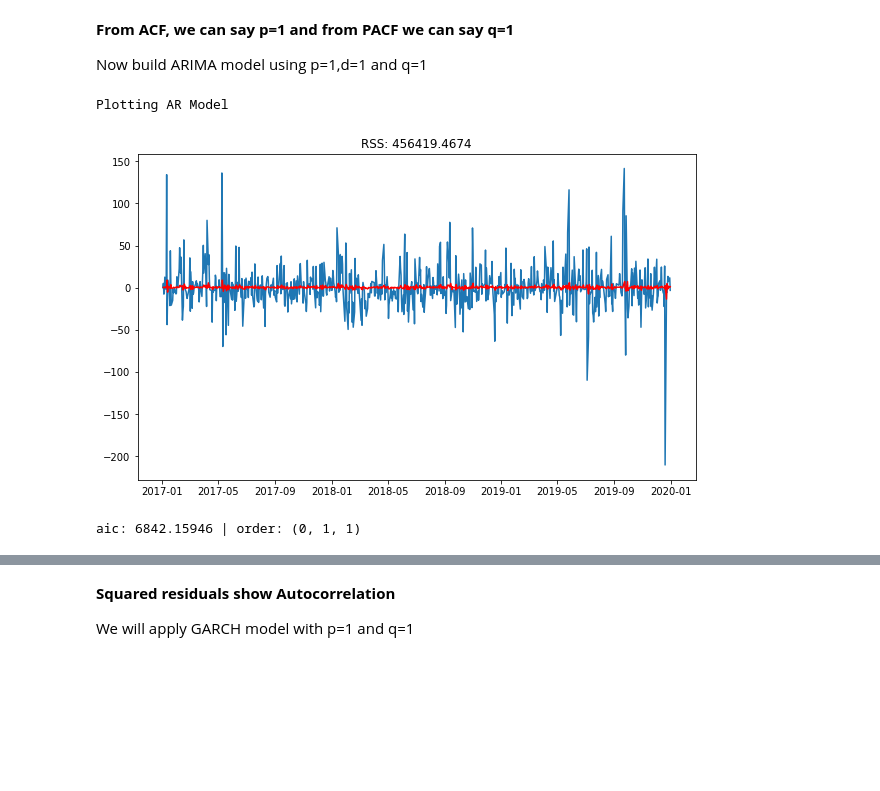
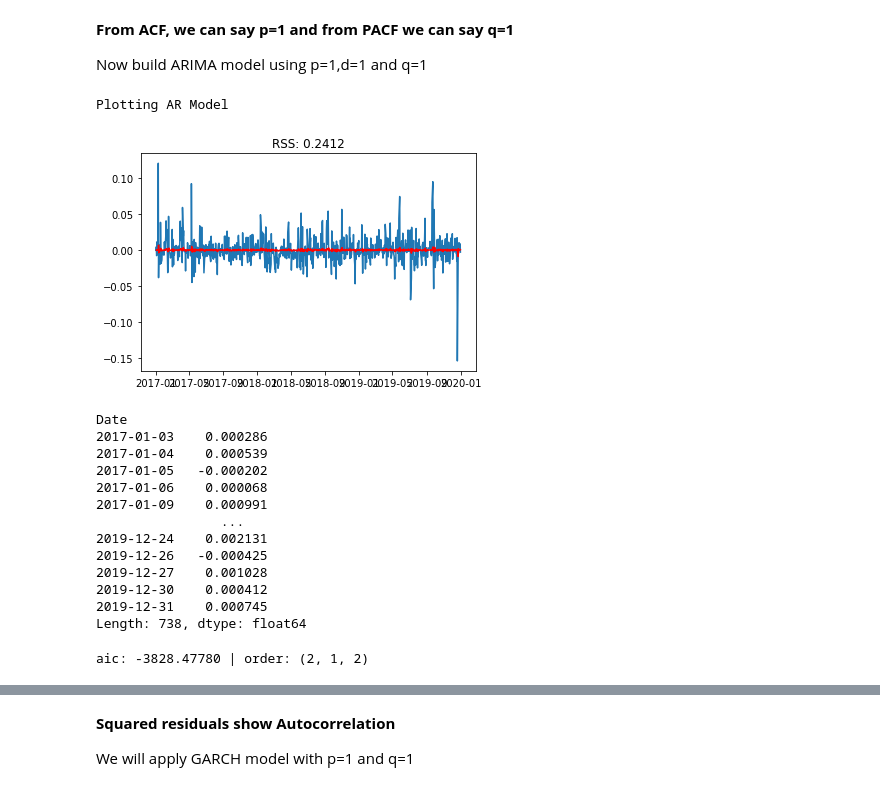
Before and after one commit to santoshgurujula/Springboard, a Jupyter notebook: TimeSeriesModel.ipynb, the cells around one changed output, grey strips where cells are left out. Saved outputs shown, nothing was run; the diff lists cells and outputs as text; code cells hidden in the pictures; blank space fills up the shorter version.

```diff
--- a/TimeSeriesModel.ipynb
+++ b/TimeSeriesModel.ipynb
@@ -206,6 +206,9 @@ tsplot(IndexedDataset['Close_BOM500002'])
 Below  we remove trend by using np.diff()
 # %%
 #use np.diff to remove trend
-IndexedDataset['Close_BOM500002_diff']=np.append(0,np.diff(IndexedDataset['Close_BOM500002']))
-tsplot(IndexedDataset['Close_BOM500002_diff'])
+IndexedDataset['Close_BOM500002_log']=np.log(IndexedDataset['Close_BOM500002'])
+IndexedDataset['Close_BOM500002_logdiff']=np.append(0,np.diff(IndexedDataset['Close_BOM500002_log']))
+#IndexedDataset['Close_BOM500002_logdiff']= IndexedDataset['Close_BOM500002']-IndexedDataset['Close_BOM500002'].shift()
+#IndexedDataset['Close_BOM500002_logdiff']
+tsplot(IndexedDataset['Close_BOM500002_logdiff'])
 # %% [output]
@@ -270,15 +273,31 @@ Now build ARIMA model using p=1,d=1 and q=1
 # %%
 from statsmodels.tsa.arima_model import ARIMA
 
-model = ARIMA(IndexedDataset['Close_BOM500002'],order=(1,1,1))
+model = ARIMA(IndexedDataset['Close_BOM500002_log'],order=(1,1,1))
 results_AR =model.fit(disp=-1)
-plt.plot(IndexedDataset['Close_BOM500002_diff'])
+plt.plot(IndexedDataset['Close_BOM500002_logdiff'])
 plt.plot(results_AR.fittedvalues,color='red')
-plt.title('RSS: %.4f'% sum((results_AR.fittedvalues.fillna(0)-IndexedDataset['Close_BOM500002_diff'].fillna(0)).fillna(0)**2))
+plt.title('RSS: %.4f'% sum((results_AR.fittedvalues.fillna(0)-IndexedDataset['Close_BOM500002_logdiff'].fillna(0)).fillna(0)**2))
 print('Plotting AR Model')
 # %% [output]
 Plotting AR Model
-[figure, old version]
+[figure, new version]
+# %%
+results_AR.fittedvalues
+# %% [output]
+Date
+2017-01-03    0.000286
+2017-01-04    0.000539
+2017-01-05   -0.000202
+2017-01-06    0.000068
+2017-01-09    0.000991
+                ...
+2019-12-24    0.002131
+2019-12-26   -0.000425
+2019-12-27    0.001028
+2019-12-30    0.000412
+2019-12-31    0.000745
+Length: 738, dtype: float64
 # %%
 def _get_best_model(TS):
     best_aic = np.inf
@@ -303,9 +322,9 @@ def _get_best_model(TS):
     print('aic: {:6.5f} | order: {}'.format(best_aic, best_order))
     return best_aic, best_order, best_mdl
 # %%
-res_tup = _get_best_model(IndexedDataset['Close_BOM500002'])
+res_tup = _get_best_model(IndexedDataset['Close_BOM500002_log'])
 # %% [output]
-aic: 6842.15946 | order: (0, 1, 1)
+aic: -3828.47780 | order: (2, 1, 2)
 # %%
 #print best model order
 order=res_tup[1]
```
Also changed, not shown: parts of 11 cells of this notebook.
